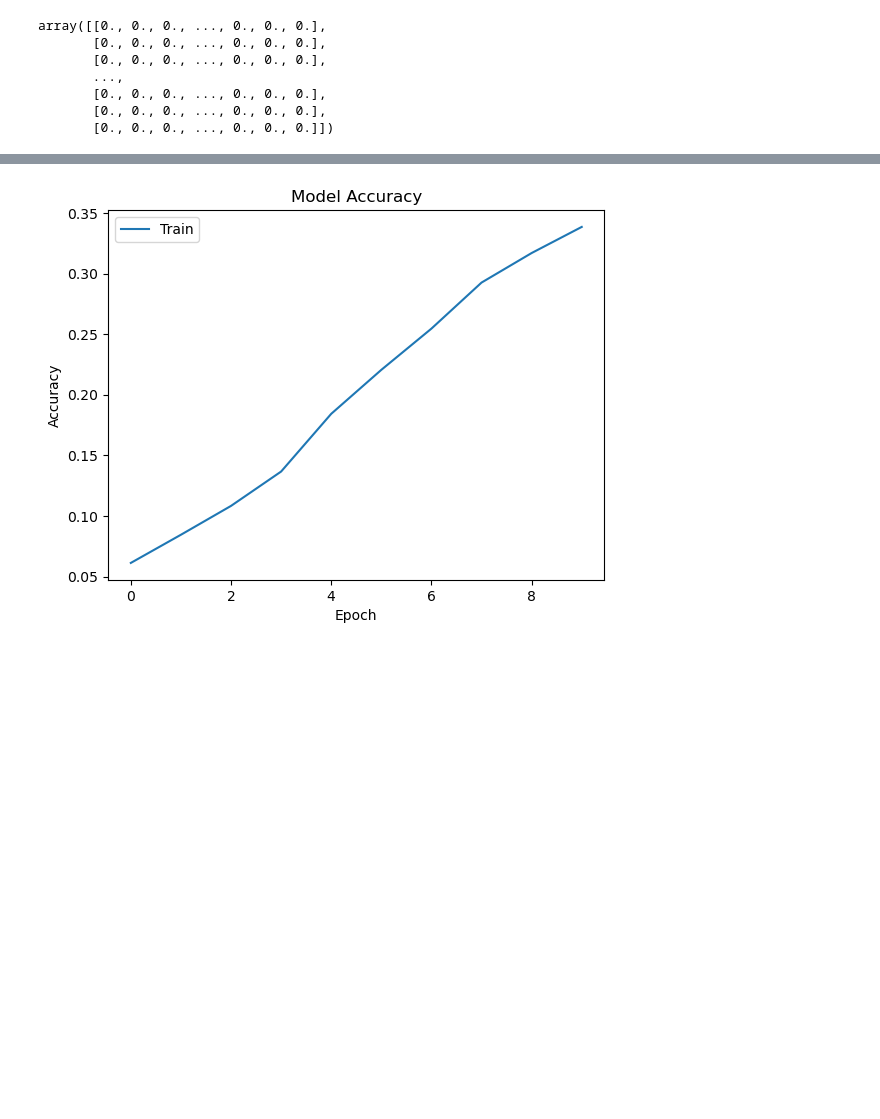
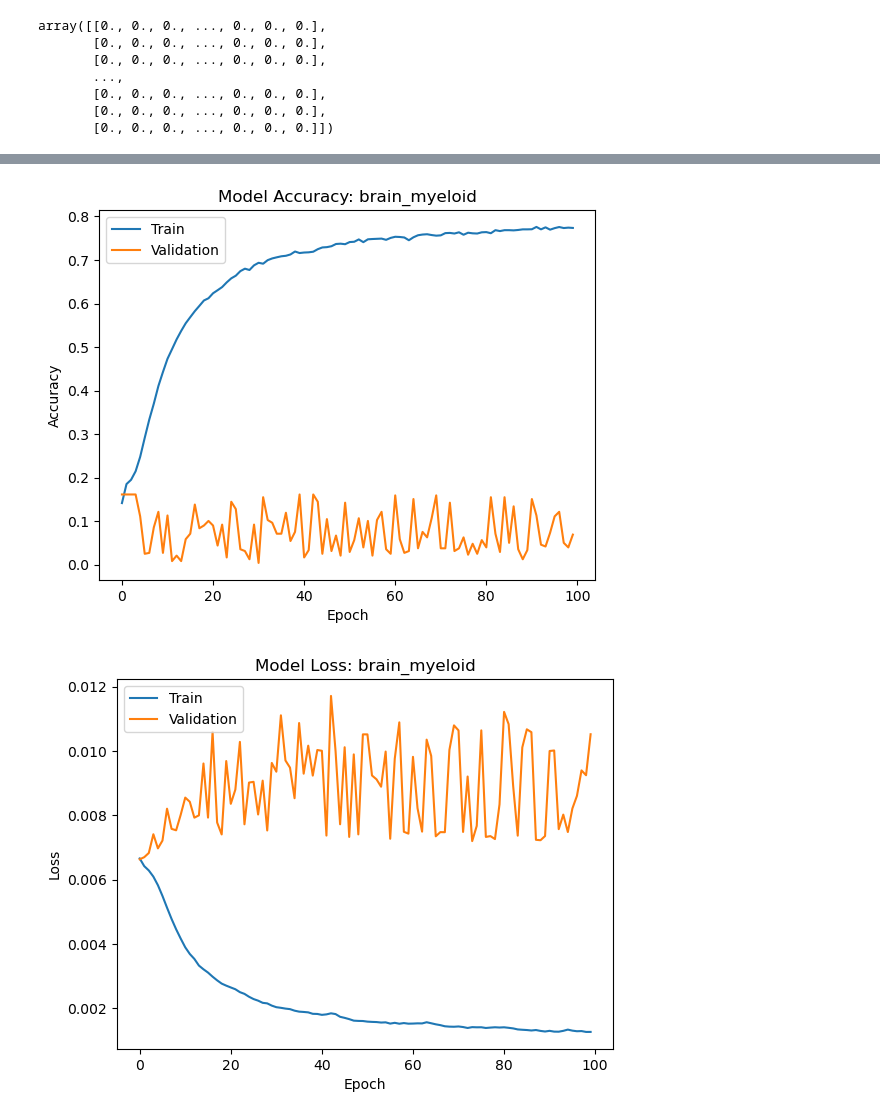
Before and after one commit to Fahim17/inferring-miRNA, a Jupyter notebook: prediction_model.ipynb, the cells around one changed output, grey strips where cells are left out. Saved outputs shown, nothing was run; the diff lists cells and outputs as text; code cells hidden in the pictures; blank space fills up the shorter version.

```diff
--- a/prediction_model.ipynb
+++ b/prediction_model.ipynb
@@ -62,7 +62,7 @@ all_data = all_data/255
 y_target = pd.read_csv(f'{data_path}\\{tissue_type}\\miRNA_bulk.csv')
 y_target = y_target.drop('Unnamed: 0',axis=1)
 
-y_target = y_target.iloc[:,1:].drop(y_target.index[(y_target.iloc[:,1:].sum(axis = 1) < 90)]).T
+y_target = y_target.iloc[:,1:].drop(y_target.index[(y_target.iloc[:,1:].sum(axis = 1) < 10)]).T
 
 
 y_target.shape
@@ -106,6 +110,6 @@ y_test: (601, 124)
 # %%
 
-def runCNN(train_x_input, train_y_input, epoch_num = 10, batch_num = 32):
+def runCNN(train_x_input, train_y_input, val_x, val_y, epoch_num = 10, batch_num = 32):
 # Define the model
     model = keras.Sequential()
 
@@ -135,17 +139,26 @@ def runCNN(train_x_input, train_y_input, epoch_num = 10, batch_num = 32):
     # Print the model summary
     print(model.summary())
 
-    history = model.fit(train_x_input, train_y_input, epochs=epoch_num, batch_size=batch_num)
+    history = model.fit(train_x_input, train_y_input, epochs=epoch_num, batch_size=batch_num, validation_data = (val_x, val_y))
 
     return model, history
 # %%
-def plot_history(his):
+def plot_history(his, tissue_type = ''):
     plt.plot(his.history['accuracy'])
-    plt.title('Model Accuracy')
+    plt.plot(his.history['val_accuracy'])
+    plt.title(f'Model Accuracy: {tissue_type}')
     plt.xlabel('Epoch')
     plt.ylabel('Accuracy')
     plt.legend(['Train', 'Validation'], loc='upper left')
     plt.show()
+
+    plt.plot(his.history['loss'])
+    plt.plot(his.history['val_loss'])
+    plt.title(f'Model Loss: {tissue_type}')
+    plt.xlabel('Epoch')
+    plt.ylabel('Loss')
+    plt.legend(['Train', 'Validation'], loc='upper left')
+    plt.show()
 # %%
-model_pan, history_pan = runCNN(train_x_input=X_train, train_y_input=y_train)
+model_pan, history_pan = runCNN(train_x_input=X_train, train_y_input=y_train, epoch_num=100, val_x=X_test,  val_y=y_test)
 # %% [output]
@@ -169,4 +182,5 @@ Epoch 10/10
 # %%
-plot_history(history_pan)
+plot_history(history_pan, tissue_type=tissue_type)
 # %% [output]
-[figure, old version]
+[figure, new version]
+[figure, added]
```
Also changed, not shown: parts of 7 cells of this notebook, 3 other files.
